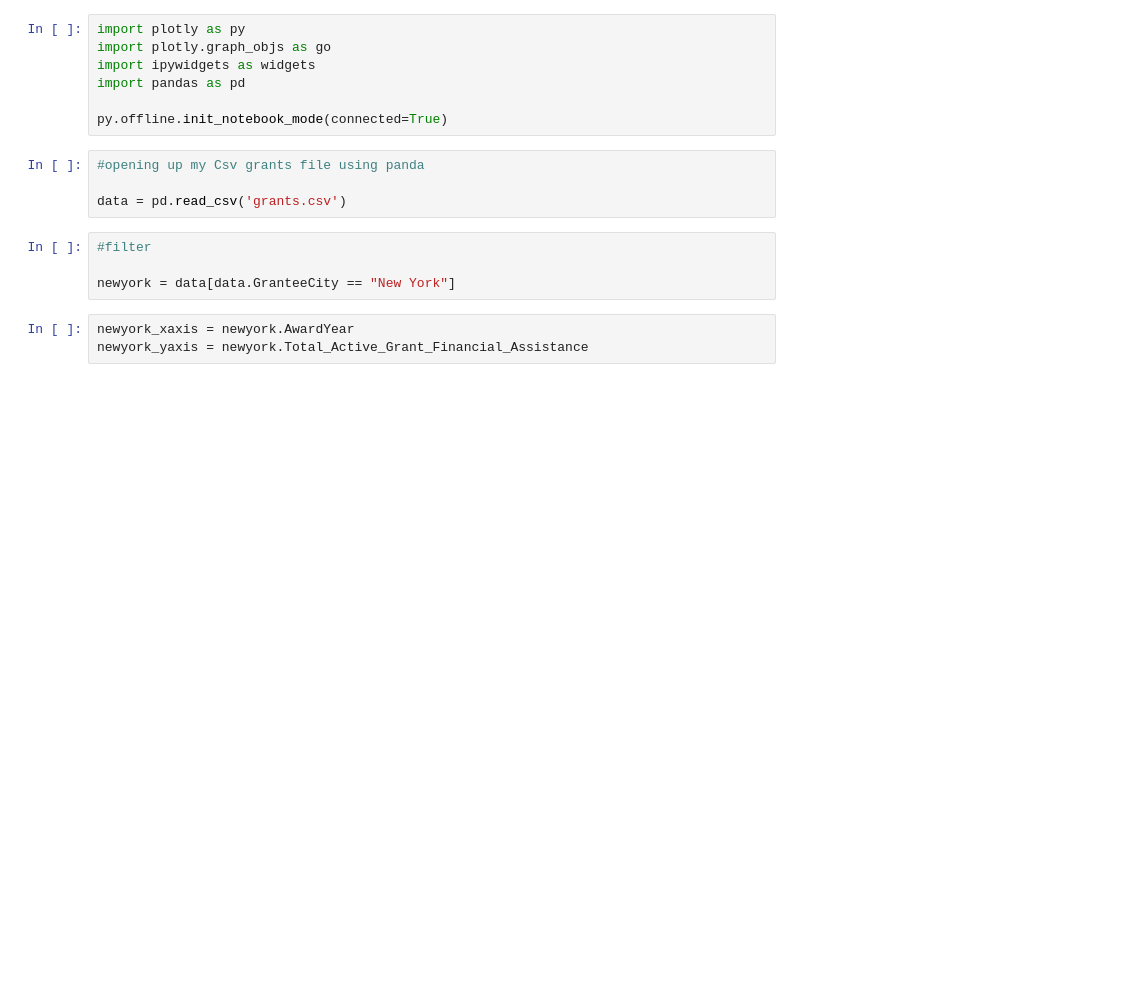
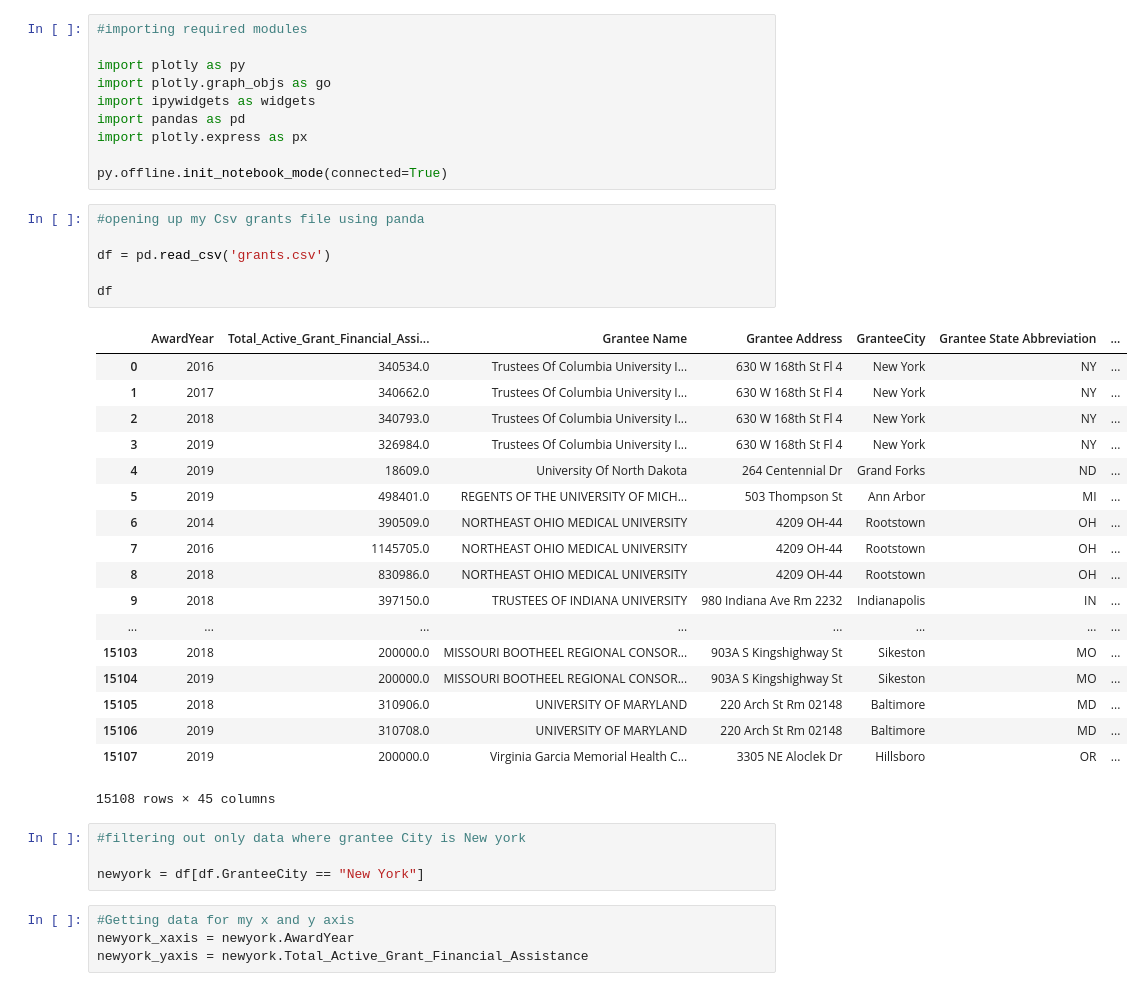
Before and after one commit to data-lab01/01, a Jupyter notebook: contributer projects/Nassir/plotly project.ipynb, the cells around one changed output. Saved outputs shown, nothing was run; the diff lists cells and outputs as text; blank space fills up the shorter version.

```diff
--- a/contributer projects/Nassir/plotly project.ipynb
+++ b/contributer projects/Nassir/plotly project.ipynb
@@ -1,19 +1,44 @@
 # %%
+#importing required modules
+
 import plotly as py
 import plotly.graph_objs as go
 import ipywidgets as widgets
 import pandas as pd
+import plotly.express as px
 
 py.offline.init_notebook_mode(connected=True)
 # %%
 #opening up my Csv grants file using panda
 
-data = pd.read_csv('grants.csv')
+df = pd.read_csv('grants.csv')
+
+df
+# %% [output]
+|  | AwardYear | Total_Active_Grant_Financial_Assi... | Grantee Name | Grantee Address | GranteeCity | Grantee State Abbreviation | ... |
+| 0 | 2016 | 340534.0 | Trustees Of Columbia University I... | 630 W 168th St Fl 4 | New York | NY | ... |
+| 1 | 2017 | 340662.0 | Trustees Of Columbia University I... | 630 W 168th St Fl 4 | New York | NY | ... |
+| 2 | 2018 | 340793.0 | Trustees Of Columbia University I... | 630 W 168th St Fl 4 | New York | NY | ... |
+| 3 | 2019 | 326984.0 | Trustees Of Columbia University I... | 630 W 168th St Fl 4 | New York | NY | ... |
+| 4 | 2019 | 18609.0 | University Of North Dakota | 264 Centennial Dr | Grand Forks | ND | ... |
+| 5 | 2019 | 498401.0 | REGENTS OF THE UNIVERSITY OF MICH... | 503 Thompson St | Ann Arbor | MI | ... |
+| 6 | 2014 | 390509.0 | NORTHEAST OHIO MEDICAL UNIVERSITY | 4209 OH-44 | Rootstown | OH | ... |
+| 7 | 2016 | 1145705.0 | NORTHEAST OHIO MEDICAL UNIVERSITY | 4209 OH-44 | Rootstown | OH | ... |
+| 8 | 2018 | 830986.0 | NORTHEAST OHIO MEDICAL UNIVERSITY | 4209 OH-44 | Rootstown | OH | ... |
+| 9 | 2018 | 397150.0 | TRUSTEES OF INDIANA UNIVERSITY | 980 Indiana Ave Rm 2232 | Indianapolis | IN | ... |
+| ... | ... | ... | ... | ... | ... | ... | ... |
+| 15103 | 2018 | 200000.0 | MISSOURI BOOTHEEL REGIONAL CONSOR... | 903A S Kingshighway St | Sikeston | MO | ... |
+| 15104 | 2019 | 200000.0 | MISSOURI BOOTHEEL REGIONAL CONSOR... | 903A S Kingshighway St | Sikeston | MO | ... |
+| 15105 | 2018 | 310906.0 | UNIVERSITY OF MARYLAND | 220 Arch St Rm 02148 | Baltimore | MD | ... |
+| 15106 | 2019 | 310708.0 | UNIVERSITY OF MARYLAND | 220 Arch St Rm 02148 | Baltimore | MD | ... |
+| 15107 | 2019 | 200000.0 | Virginia Garcia Memorial Health C... | 3305 NE Aloclek Dr | Hillsboro | OR | ... |
+15108 rows × 45 columns
-# %%
-#filter
-
-newyork = data[data.GranteeCity == "New York"]
+# %%
+#filtering out only data where grantee City is New york
+
+newyork = df[df.GranteeCity == "New York"]
 # %%
+#Getting data for my x and y axis
 newyork_xaxis = newyork.AwardYear
 newyork_yaxis = newyork.Total_Active_Grant_Financial_Assistance
 # %%
```
Also changed, not shown: parts of 1 cell of this notebook.
